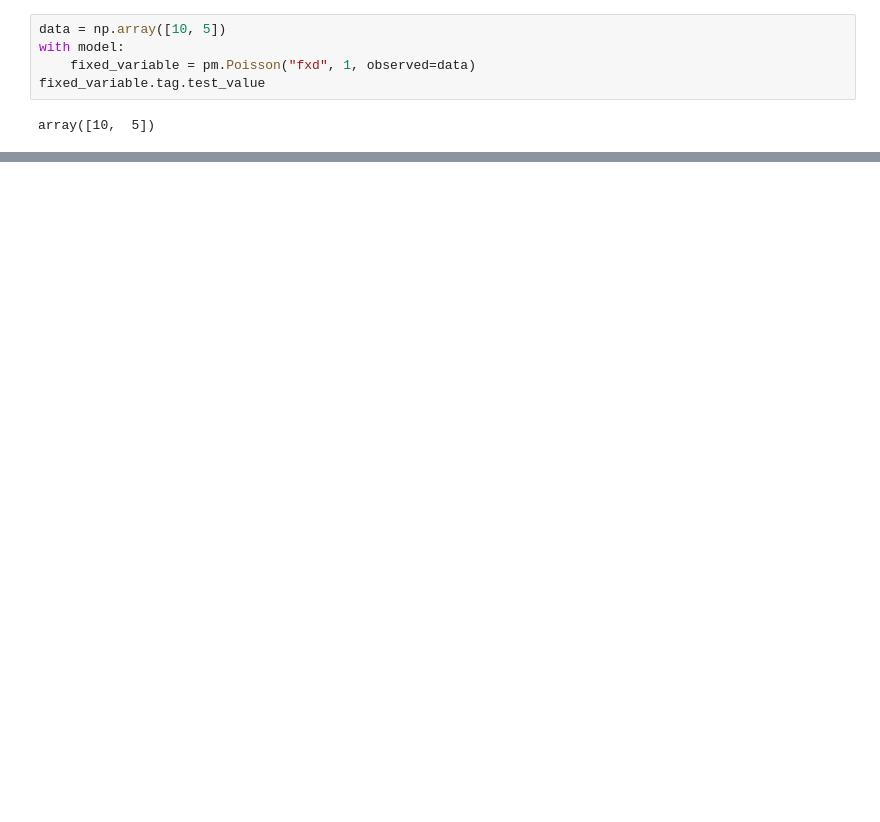
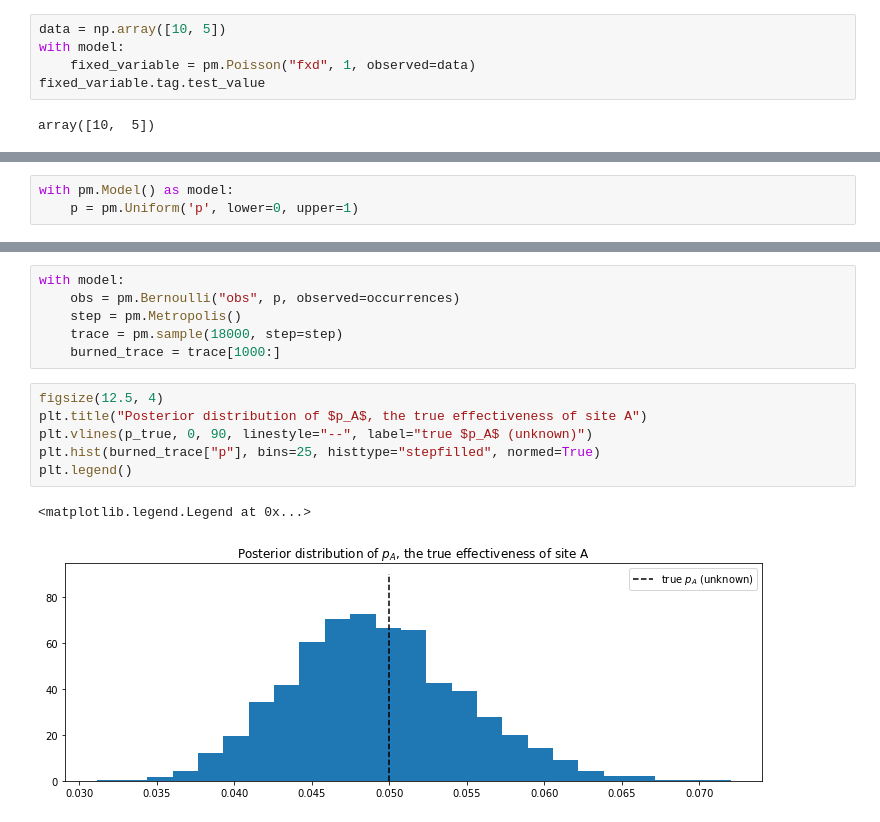
Before and after one commit to TanUkkii007/Probabilistic-Programming-and-Bayesian-Methods-for-Hackers, a Jupyter notebook: ch02/Ch2_MorePyMC_PyMC3.ipynb, the cells around one changed output, grey strips where cells are left out. Saved outputs shown, nothing was run; the diff lists cells and outputs as text; blank space fills up the shorter version.

Commit message:
Alternative PyMC3 Model

```diff
--- a/ch02/Ch2_MorePyMC_PyMC3.ipynb
+++ b/ch02/Ch2_MorePyMC_PyMC3.ipynb
@@ -80,0 +130,3 @@ array([10,  5])
+# %%
+with pm.Model() as model:
+    p = pm.Uniform('p', lower=0, upper=1)
@@ -80,0 +150,15 @@ array([10,  5])
+# %%
+with model:
+    obs = pm.Bernoulli("obs", p, observed=occurrences)
+    step = pm.Metropolis()
+    trace = pm.sample(18000, step=step)
+    burned_trace = trace[1000:]
+# %%
+figsize(12.5, 4)
+plt.title("Posterior distribution of $p_A$, the true effectiveness of site A")
+plt.vlines(p_true, 0, 90, linestyle="--", label="true $p_A$ (unknown)")
+plt.hist(burned_trace["p"], bins=25, histtype="stepfilled", normed=True)
+plt.legend()
+# %% [output]
+<matplotlib.legend.Legend at 0x...>
+[figure, added]
```
Also changed, not shown: parts of 28 cells of this notebook.
